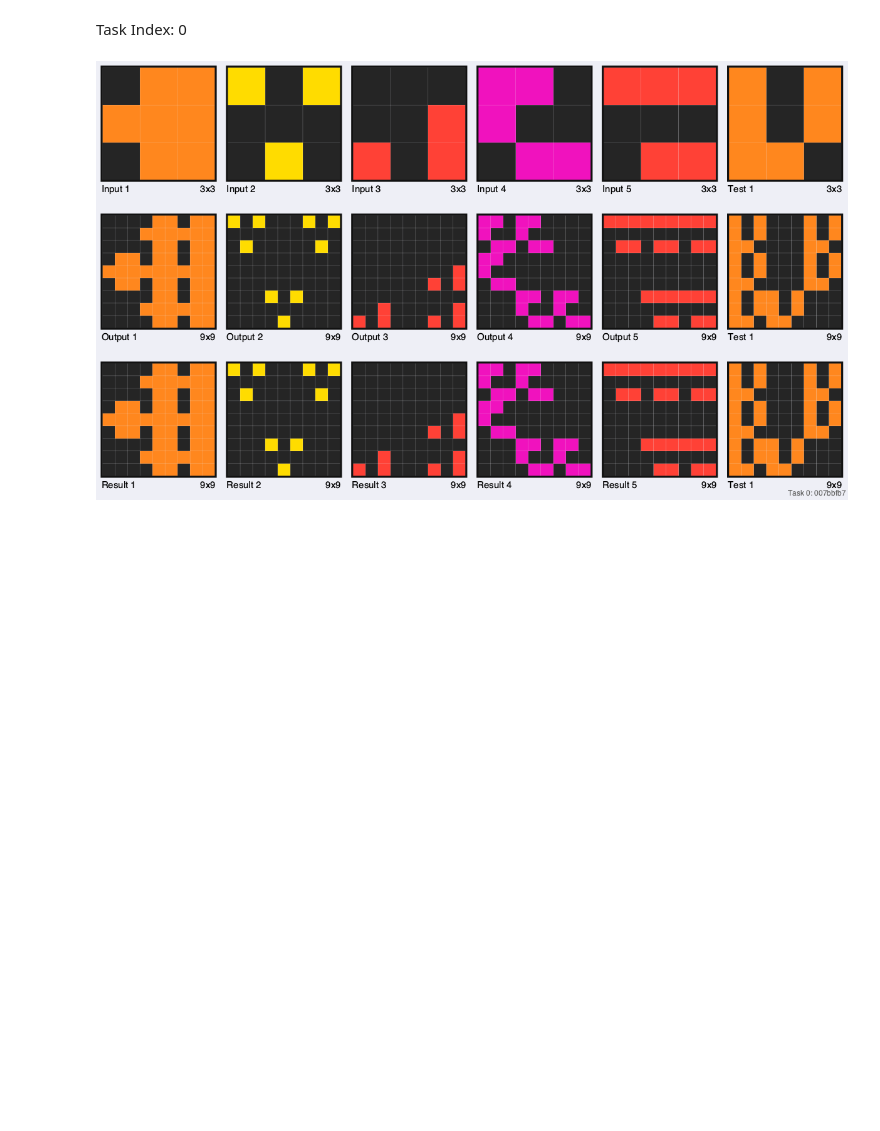
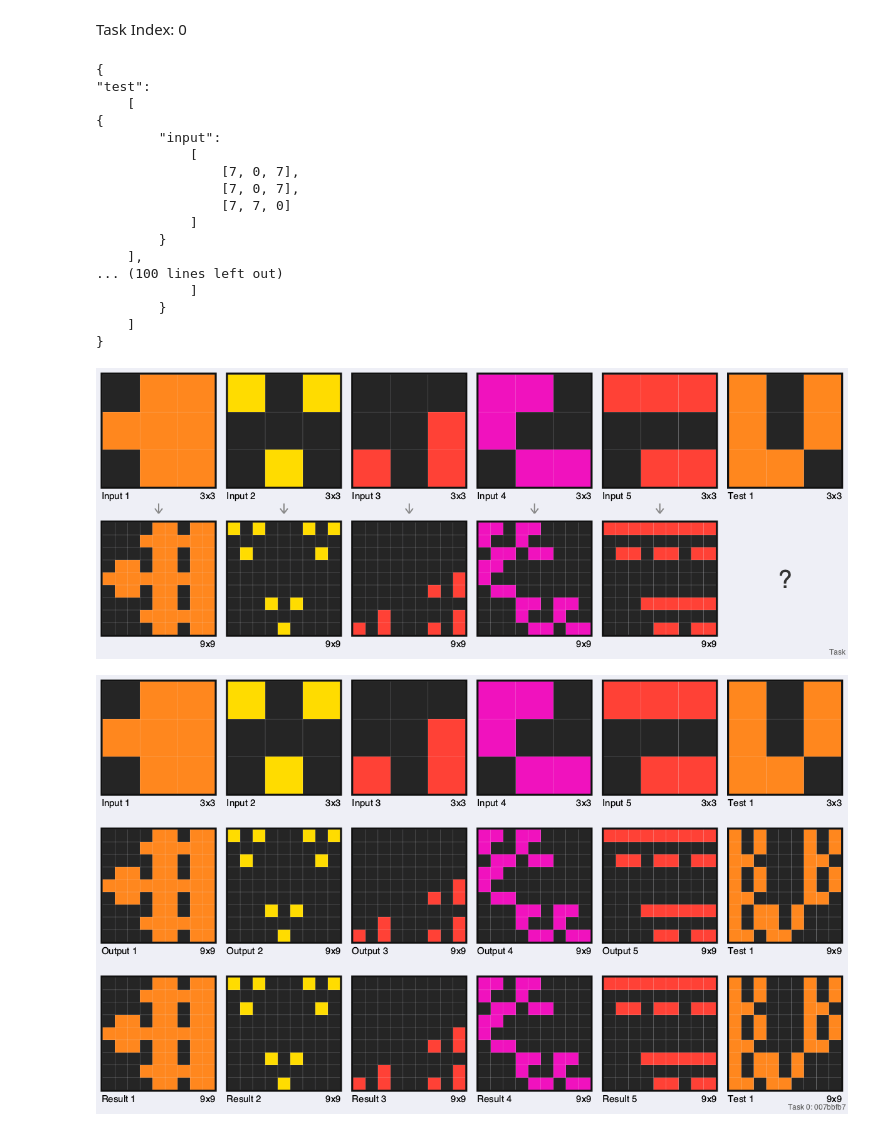
Before and after one commit to mshokrnezhad/ARC, a Jupyter notebook: solutions/create_solutions.ipynb, the cells around one changed output. Drawn from its saved outputs; the diff is of its cells as text; code cells hidden in the pictures; blank space fills up the shorter version.

Commit message:
create_solutions.ipynb has been updated with task 0.

```diff
--- a/solutions/create_solutions.ipynb
+++ b/solutions/create_solutions.ipynb
@@ -6,13 +6,41 @@ from IPython.display import display, Image
 import drawsvg
 from utils import load_json, pretty_print_json, draw_task, output_drawing, analyze_task
 from copy import deepcopy
-data_path = '../arc-prize-2024/data/'
+data_path = '../arc-prize-2024/'
 figs_path = 'figs/'
 
-training_challenges  = load_json(data_path + 'arc-agi_training_challenges.json')
-training_solutions  = load_json(data_path + 'arc-agi_training_solutions.json')
-task_ids  = load_json(data_path + 'task_ids.json')
+training_challenges  = load_json(data_path + 'data/arc-agi_training_challenges.json')
+training_solutions  = load_json(data_path + 'data/arc-agi_training_solutions.json')
+task_ids  = load_json(data_path + 'data/task_ids.json')
 # %% [markdown]
 Task Index: 0
+# %%
+index = 0
+id = task_ids[f'{index}']
+
+train_task = deepcopy(training_challenges[id])
+
+pretty_print_json(train_task)
+
+display(Image(filename=f'{data_path}figs/train/original/train_task_{index}.png'))
+# %% [output]
+{
+"test":
+    [
+{
+        "input":
+            [
+                [7, 0, 7],
+                [7, 0, 7],
+                [7, 7, 0]
+            ]
+        }
+    ],
+... (100 lines left out)
+            ]
+        }
+    ]
+}
+[figure, added]
 # %%
 from blocks import enlarge, array_and
```
Also changed, not shown: parts of 3 cells of this notebook.
